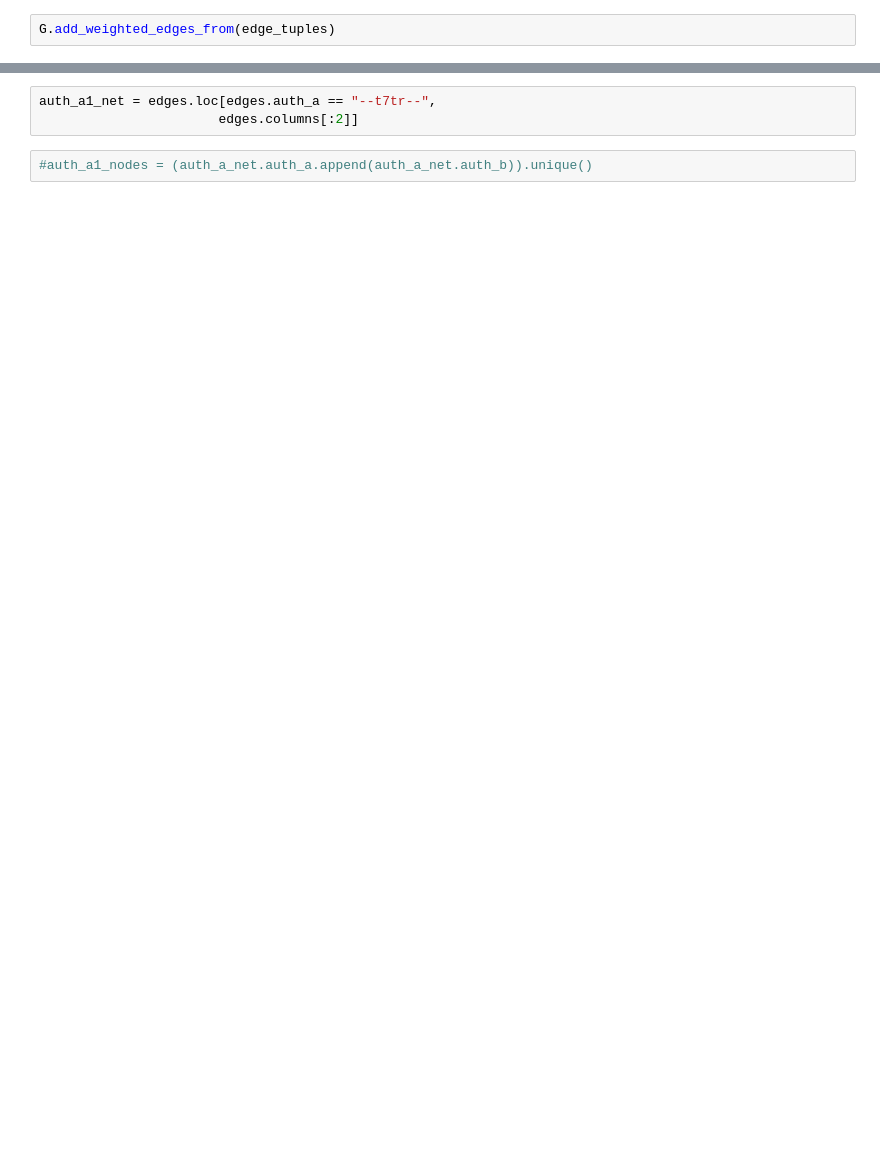
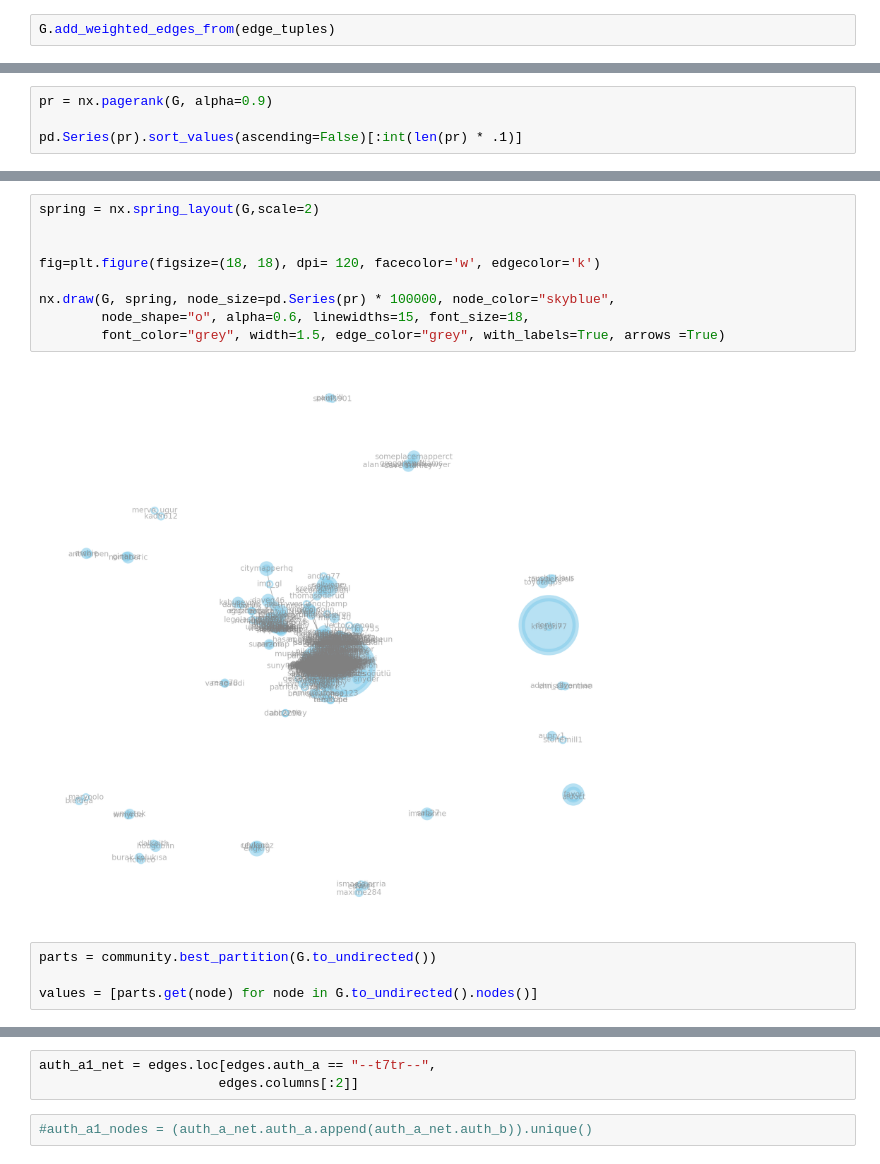
Before and after one commit to cgels/YouthmapperSocialNetworkAnalytics, a Jupyter notebook: DATA 451 Capstone NetworkX Viz.ipynb, the cells around one changed output, grey strips where cells are left out. Drawn from its saved outputs; the diff is of its cells as text; blank space fills up the shorter version.

```diff
--- a/DATA 451 Capstone NetworkX Viz.ipynb
+++ b/DATA 451 Capstone NetworkX Viz.ipynb
@@ -123,3 +118,7 @@ show(plot)
 # %% [output]
 [interactive output not drawn]
 [interactive output not drawn]
+# %%
+pr = nx.pagerank(G, alpha=0.9)
+
+pd.Series(pr).sort_values(ascending=False)[:int(len(pr) * .1)]
@@ -125,0 +143,15 @@ show(plot)
+# %%
+spring = nx.spring_layout(G,scale=2)
+
+
+fig=plt.figure(figsize=(18, 18), dpi= 120, facecolor='w', edgecolor='k')
+
+nx.draw(G, spring, node_size=pd.Series(pr) * 100000, node_color="skyblue",
+        node_shape="o", alpha=0.6, linewidths=15, font_size=18,
+        font_color="grey", width=1.5, edge_color="grey", with_labels=True, arrows =True)
+# %% [output]
+[figure, added]
+# %%
+parts = community.best_partition(G.to_undirected())
+
+values = [parts.get(node) for node in G.to_undirected().nodes()]
```
Also changed, not shown: parts of 16 cells of this notebook, 1 other file.
